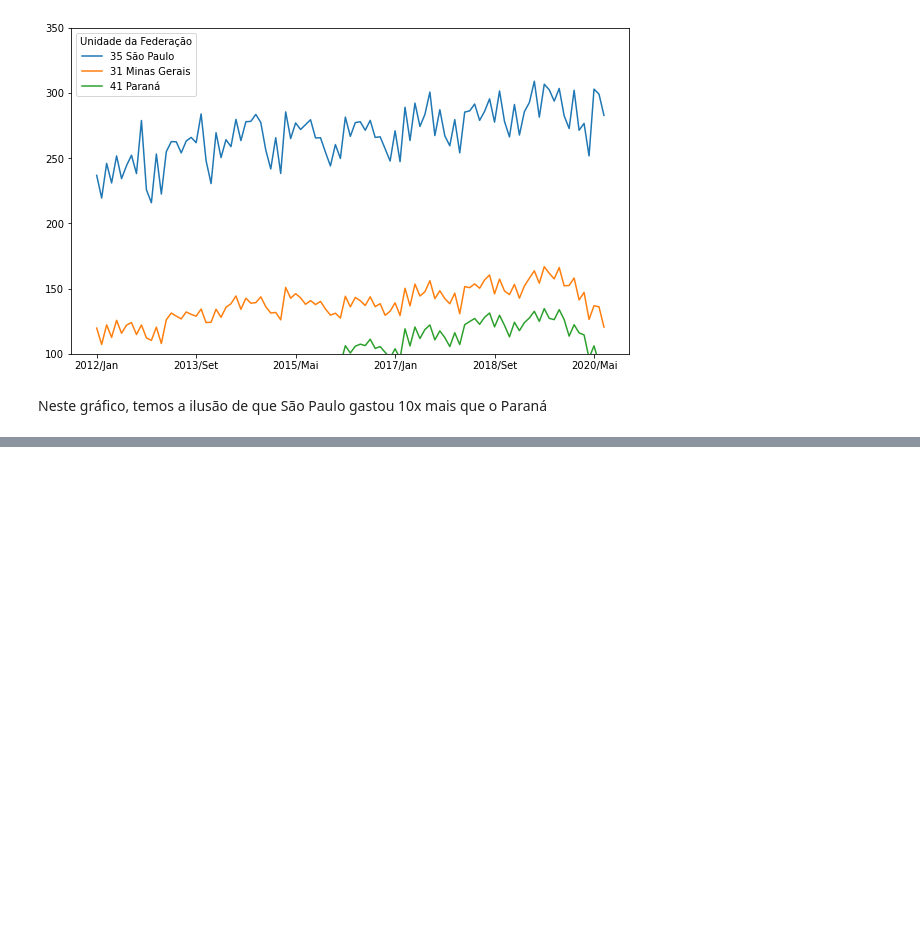
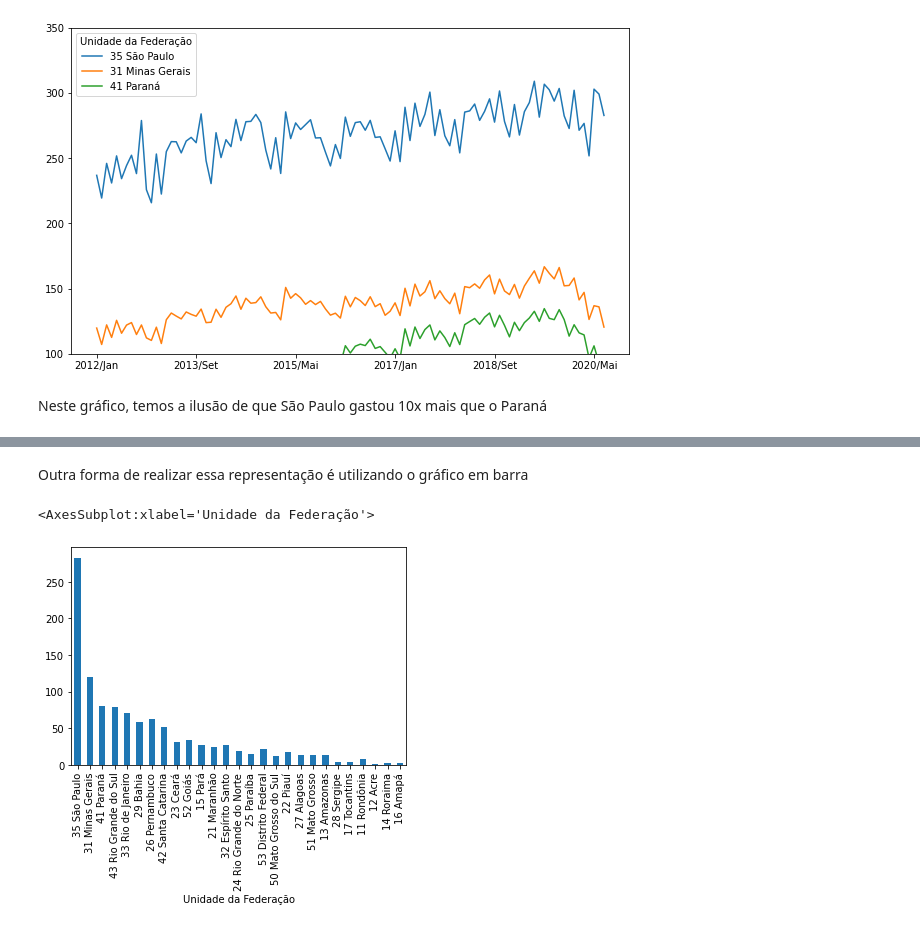
Before and after one commit to chermont04/BootCamp-Alura, a Jupyter notebook: modulos/Modulo_01.ipynb, the cells around one changed output, grey strips where cells are left out. Drawn from its saved outputs; the diff is of its cells as text; code cells hidden in the pictures; blank space fills up the shorter version.

```diff
--- a/modulos/Modulo_01.ipynb
+++ b/modulos/Modulo_01.ipynb
@@ -920,0 +1017,7 @@ Neste gráfico, temos a ilusão de que São Paulo gastou 10x mais que o Paraná
+# %% [markdown]
+Outra forma de realizar essa representação é utilizando o gráfico em barra
+# %%
+gastos_mais_recente.plot(kind = 'bar')
+# %% [output]
+<AxesSubplot:xlabel='Unidade da Federação'>
+[figure, added]
```
Also changed, not shown: parts of 33 cells of this notebook, 1 other file.
